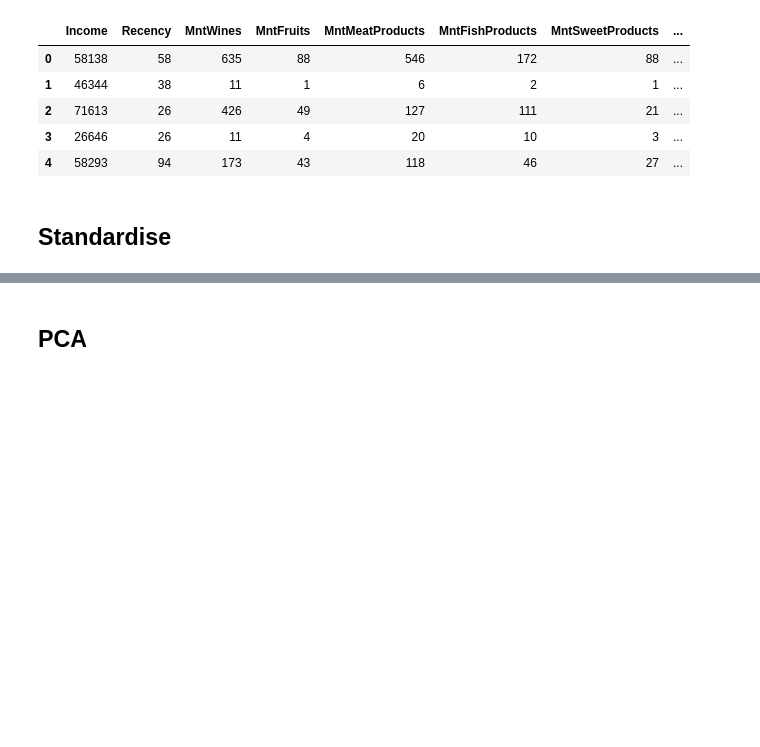
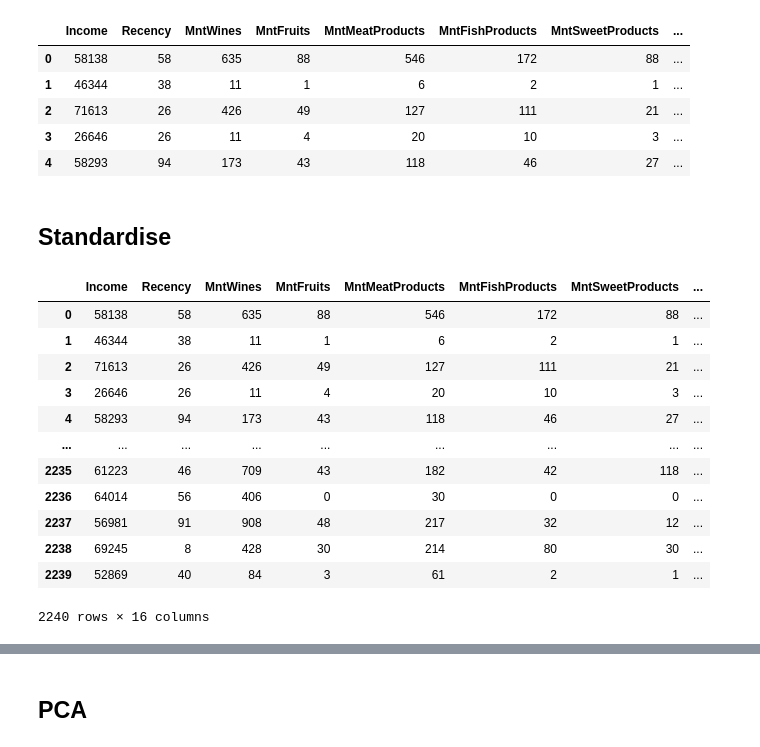
Before and after one commit to r-leeper/Marketing_Customer_Segmentation, a Jupyter notebook: PCA_and_KMeans.ipynb, the cells around one changed output, grey strips where cells are left out. Saved outputs shown, nothing was run; the diff lists cells and outputs as text; code cells hidden in the pictures; blank space fills up the shorter version.

```diff
--- a/PCA_and_KMeans.ipynb
+++ b/PCA_and_KMeans.ipynb
@@ -39,0 +62,16 @@ df_use = df.copy()
+# %%
+continuous_data
+# %% [output]
+|  | Income | Recency | MntWines | MntFruits | MntMeatProducts | MntFishProducts | MntSweetProducts | ... |
+| 0 | 58138 | 58 | 635 | 88 | 546 | 172 | 88 | ... |
+| 1 | 46344 | 38 | 11 | 1 | 6 | 2 | 1 | ... |
+| 2 | 71613 | 26 | 426 | 49 | 127 | 111 | 21 | ... |
+| 3 | 26646 | 26 | 11 | 4 | 20 | 10 | 3 | ... |
+| 4 | 58293 | 94 | 173 | 43 | 118 | 46 | 27 | ... |
+| ... | ... | ... | ... | ... | ... | ... | ... | ... |
+| 2235 | 61223 | 46 | 709 | 43 | 182 | 42 | 118 | ... |
+| 2236 | 64014 | 56 | 406 | 0 | 30 | 0 | 0 | ... |
+| 2237 | 56981 | 91 | 908 | 48 | 217 | 32 | 12 | ... |
+| 2238 | 69245 | 8 | 428 | 30 | 214 | 80 | 30 | ... |
+| 2239 | 52869 | 40 | 84 | 3 | 61 | 2 | 1 | ... |
+2240 rows × 16 columns
```
Also changed, not shown: parts of 10 cells of this notebook.
